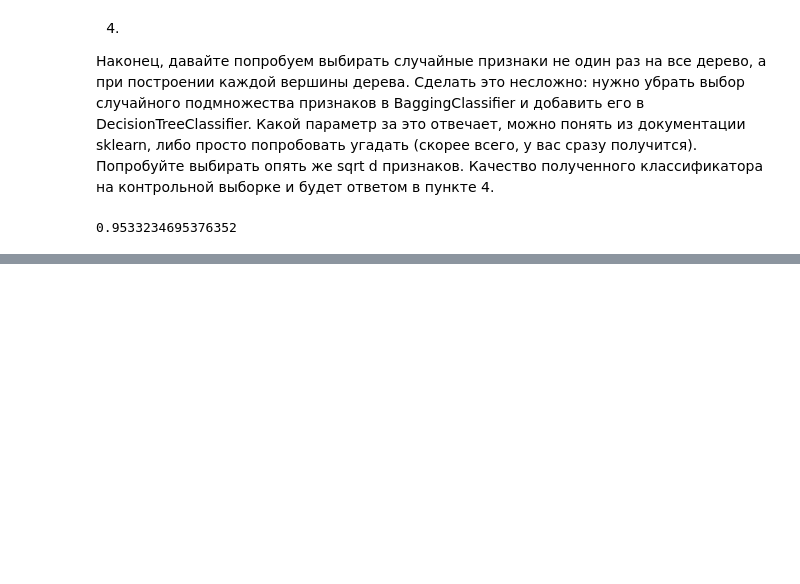
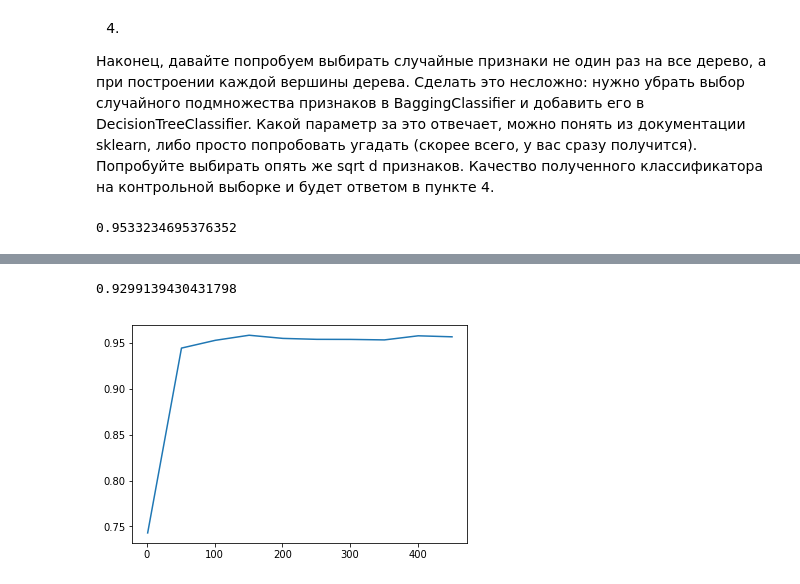
Before and after one commit to zubochenko/supervised-learning, a Jupyter notebook: week4/randomforest.ipynb, the cells around one changed output, grey strips where cells are left out. Saved outputs shown, nothing was run; the diff lists cells and outputs as text; code cells hidden in the pictures; blank space fills up the shorter version.

```diff
--- a/week4/randomforest.ipynb
+++ b/week4/randomforest.ipynb
@@ -91,0 +96,18 @@ bg_scores.mean()
+# %%
+rfc = RandomForestClassifier()
+scores = cross_validation.cross_val_score(rfc, X, y, cv = 10)
+scores.mean()
+# %% [output]
+0.9299139430431798
+# %%
+trees = np.arange(1, 500, 50)
+results = []
+def rfc_func():
+    for tree in trees:
+        rfc = RandomForestClassifier(n_estimators = tree)
+        scores = cross_validation.cross_val_score(rfc, X, y, cv = 10)
+        results.append(scores.mean())
+    plt.plot(trees, results)
+rfc_func()
+# %% [output]
+[figure, added]
```
Also changed, not shown: parts of 5 cells of this notebook.
